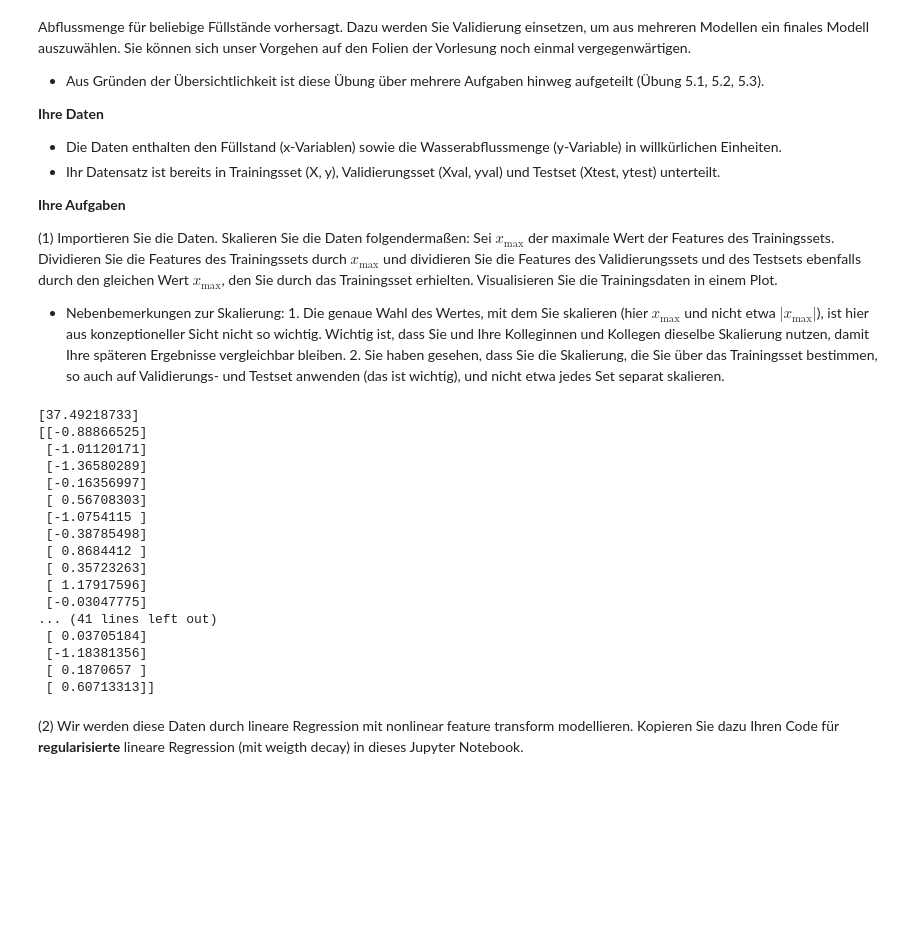
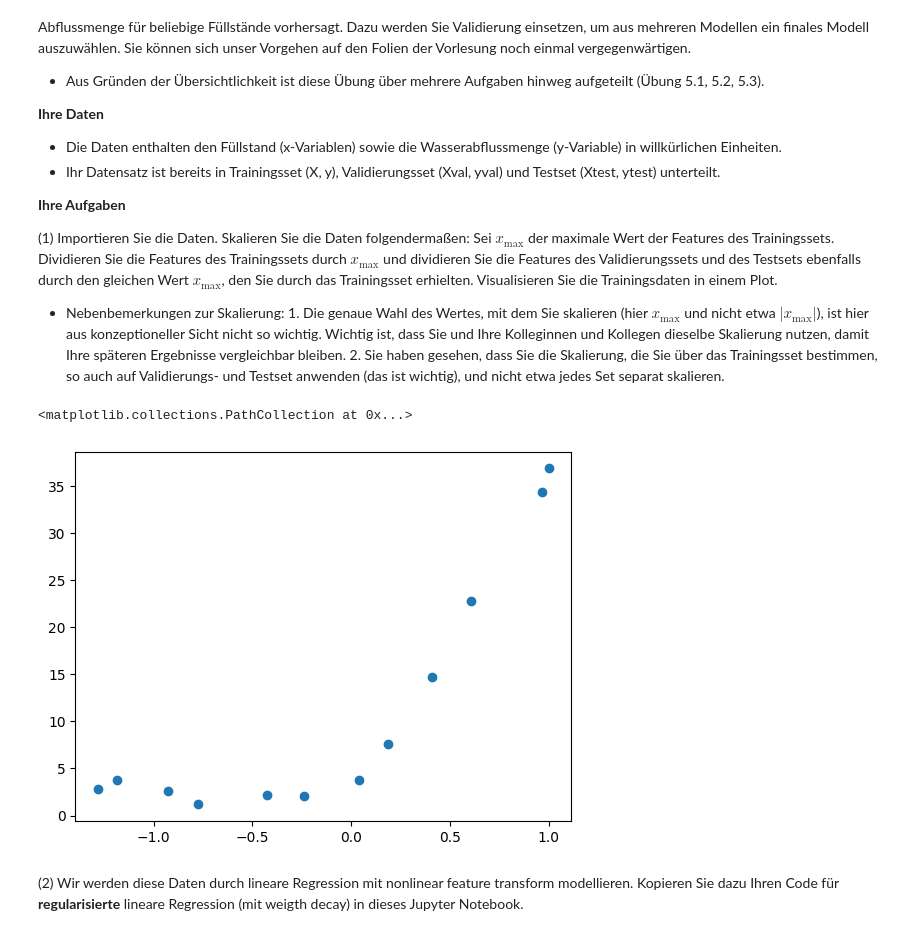
Before and after one commit to Emanuel162/MachineLearning, a Jupyter notebook: UebungenML/SJMN-5.ipynb, the cells around one changed output. Cells and saved outputs as stored; diff of their text form; code cells hidden in the pictures; blank space fills up the shorter version.

```diff
--- a/UebungenML/SJMN-5.ipynb
+++ b/UebungenML/SJMN-5.ipynb
@@ -40,46 +40,32 @@ Ein Betreiber eines Staudamms hat in den vergangenen Jahren Messungen durchgefü
 # %%
 %matplotlib inline
 from scipy.io import loadmat
 from matplotlib import pyplot as plt
 from io import BytesIO
 import urllib.request
 
 # Sie finden diese Daten auch zum Download unter: https://data.bialonski.de/ml/water-dam-data.mat
 file = urllib.request.urlopen('https://data.bialonski.de/ml/water-dam-data.mat')
 data = loadmat(BytesIO(file.read()))
 x_train, y_train = data['X'], data['y']
 x_val, y_val = data['Xval'], data['yval']
 x_test, y_test = data['Xtest'], data['ytest']
 x_max=0
 for x in x_train:
     if(x>x_max):
         x_max=x
 
 x_train=x_train/x_max
 x_val=x_val/x_max
 x_test=x_test/x_max
+plt.scatter(x_train,y_train)
 
 # Folgender Code-Schnipsel könnte Ihnen in späteren Aufgaben hilfreich sein:
 # Ermittelung der Indizes, für die ein Array A den kleinsten Eintrag enthält:
 # ind = np.unravel_index(np.argmin(A, axis=None), A.shape)
 # %% [output]
-[37.49218733]
-[[-0.88866525]
- [-1.01120171]
- [-1.36580289]
- [-0.16356997]
- [ 0.56708303]
- [-1.0754115 ]
- [-0.38785498]
- [ 0.8684412 ]
- [ 0.35723263]
- [ 1.17917596]
- [-0.03047775]
-... (41 lines left out)
- [ 0.03705184]
- [-1.18381356]
- [ 0.1870657 ]
- [ 0.60713313]]
+<matplotlib.collections.PathCollection at 0x...>
+[figure, added]
 # %% [markdown]
 (2) Wir werden diese Daten durch lineare Regression mit nonlinear feature transform modellieren. Kopieren Sie dazu Ihren Code für **regularisierte** lineare Regression (mit weigth decay) in dieses Jupyter Notebook.
 # %%
```
Also changed, not shown: parts of 3 cells of this notebook, 1 other file.
